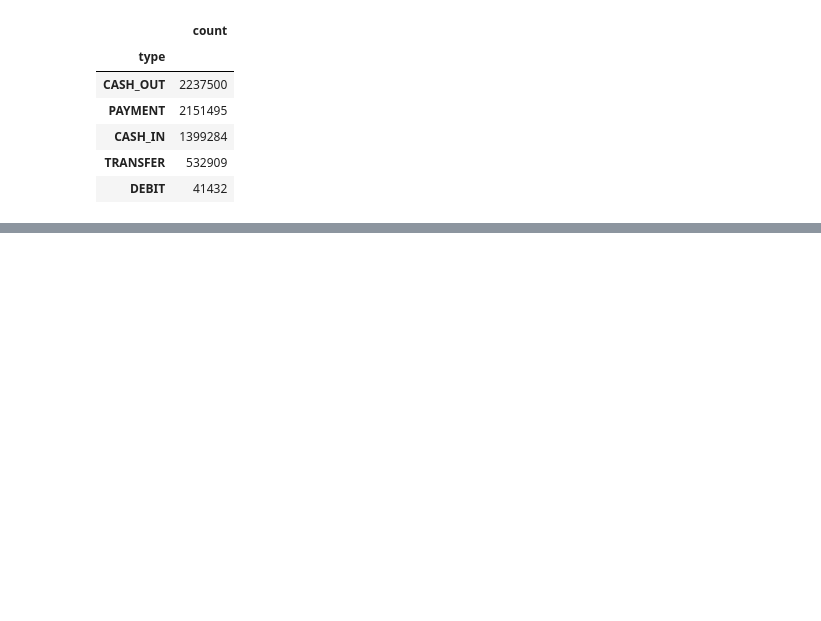
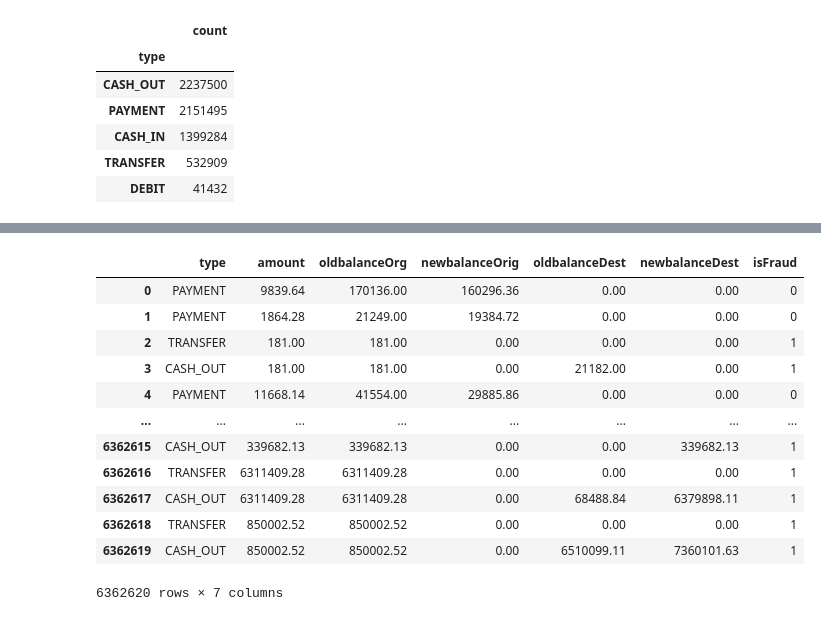
Before and after one commit to Jacqs395/Financial_Fraud, a Jupyter notebook: transform.ipynb, the cells around one changed output, grey strips where cells are left out. Cells and saved outputs as stored; diff of their text form; code cells hidden in the pictures; blank space fills up the shorter version.

```diff
--- a/transform.ipynb
+++ b/transform.ipynb
@@ -112,0 +146,18 @@ type_counts.to_frame()
+# %%
+cleaned_df = df.drop(columns=["step", "nameOrig", "nameDest", "isFlaggedFraud"])
+
+cleaned_df
+# %% [output]
+|  | type | amount | oldbalanceOrg | newbalanceOrig | oldbalanceDest | newbalanceDest | isFraud |
+| 0 | PAYMENT | 9839.64 | 170136.00 | 160296.36 | 0.00 | 0.00 | 0 |
+| 1 | PAYMENT | 1864.28 | 21249.00 | 19384.72 | 0.00 | 0.00 | 0 |
+| 2 | TRANSFER | 181.00 | 181.00 | 0.00 | 0.00 | 0.00 | 1 |
+| 3 | CASH_OUT | 181.00 | 181.00 | 0.00 | 21182.00 | 0.00 | 1 |
+| 4 | PAYMENT | 11668.14 | 41554.00 | 29885.86 | 0.00 | 0.00 | 0 |
+| ... | ... | ... | ... | ... | ... | ... | ... |
+| 6362615 | CASH_OUT | 339682.13 | 339682.13 | 0.00 | 0.00 | 339682.13 | 1 |
+| 6362616 | TRANSFER | 6311409.28 | 6311409.28 | 0.00 | 0.00 | 0.00 | 1 |
+| 6362617 | CASH_OUT | 6311409.28 | 6311409.28 | 0.00 | 68488.84 | 6379898.11 | 1 |
+| 6362618 | TRANSFER | 850002.52 | 850002.52 | 0.00 | 0.00 | 0.00 | 1 |
+| 6362619 | CASH_OUT | 850002.52 | 850002.52 | 0.00 | 6510099.11 | 7360101.63 | 1 |
+6362620 rows × 7 columns
```
Also changed, not shown: parts of 6 cells of this notebook, 3 other files.
